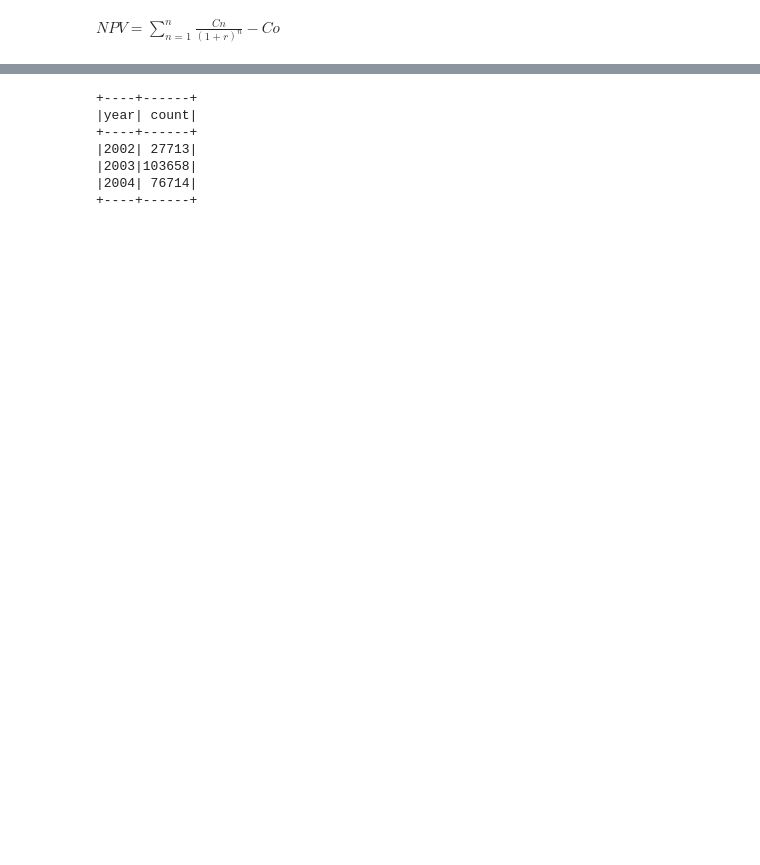
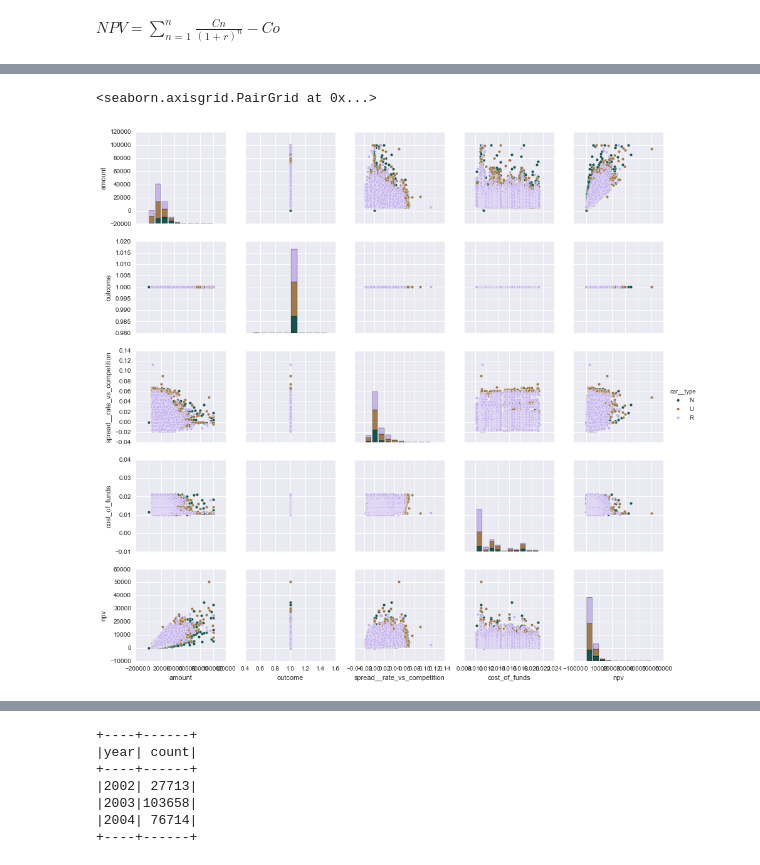
Before and after one commit to ultrarelativistic/Galvanize-Data-Leadership, a Jupyter notebook: week6-Finance/EDA/nomis_eda.ipynb, the cells around one changed output, grey strips where cells are left out. Cells and saved outputs as stored; diff of their text form; code cells hidden in the pictures; blank space fills up the shorter version.

```diff
--- a/week6-Finance/EDA/nomis_eda.ipynb
+++ b/week6-Finance/EDA/nomis_eda.ipynb
@@ -140,0 +156,7 @@ $NPV=\sum_{n=1}^{n} \frac{Cn}{(1+r)^n} - Co$
+# %%
+# fico vs amount is interesting
+x=data.where(data.outcome==1).select('car__type','amount','outcome', 'spread__rate_vs_competition', 'cost_of_funds', 'npv').toPandas()
+sns.pairplot(x, hue='car__type', palette="cubehelix")
+# %% [output]
+<seaborn.axisgrid.PairGrid at 0x...>
+[figure, added]
```
Also changed, not shown: parts of 18 cells of this notebook.
